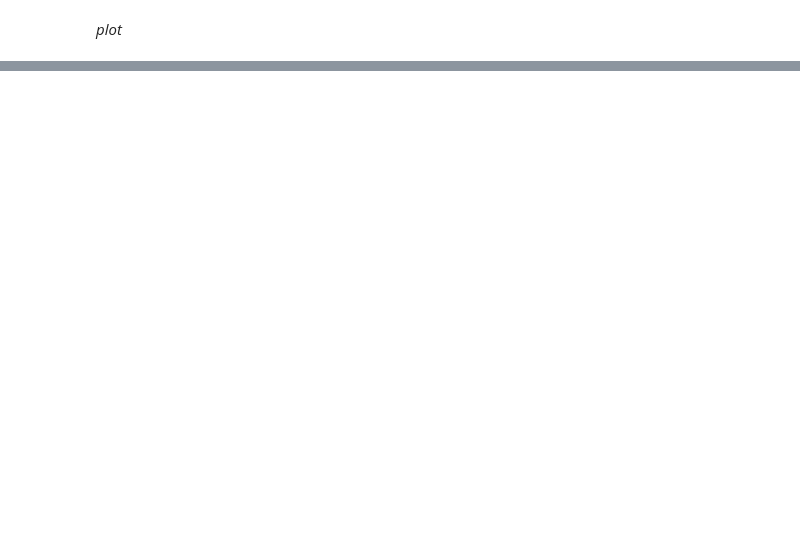
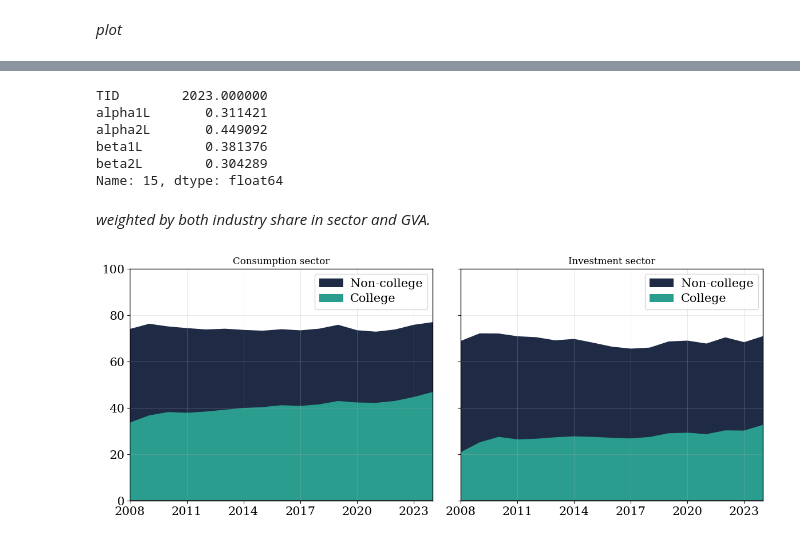
Before and after one commit to cfn368/ba_capinc, a Jupyter notebook: 4_expenditure_s.ipynb, the cells around one changed output, grey strips where cells are left out. Drawn from its saved outputs; the diff is of its cells as text; code cells hidden in the pictures; blank space fills up the shorter version.

```diff
--- a/4_expenditure_s.ipynb
+++ b/4_expenditure_s.ipynb
@@ -755,0 +745,20 @@ plt.show()
+# %%
+# 1. rename
+out = agg.rename(columns={
+    "LS_C_college": "alpha2L",
+    "LS_C_noncol" : "alpha1L",
+    "LS_I_college": "beta2L",
+    "LS_I_noncol" : "beta1L",
+})
+
+# 2. print
+print(out.iloc[-2][["TID","alpha1L","alpha2L","beta1L","beta2L"]])
+# %% [output]
+TID        2023.000000
+alpha1L       0.311421
+alpha2L       0.449092
+beta1L        0.381376
+beta2L        0.304289
+Name: 15, dtype: float64
+# %% [markdown]
+*weighted by both industry share in sector and GVA.*
@@ -755,0 +799,60 @@ plt.show()
+# %%
+x = agg["TID"].to_numpy()
+
+C_col = agg["LS_C_college"].to_numpy()  *100
+C_non = agg["LS_C_noncol"].to_numpy()   *100
+I_col = agg["LS_I_college"].to_numpy()  *100
+I_non = agg["LS_I_noncol"].to_numpy()   *100
+
+# if your series are in [0,1], uncomment:
+# C_col, C_non, I_col, I_non = [s*100 for s in (C_col, C_non, I_col, I_non)]
+
+# --- your vibe: crisp, minimal, crimson accent + neutral fills
+fog   = "#E7E9EE"
+steel = "#C9D2DF"
+c_col = "#2A9D8F"   # college
+c_non = "#1F2A44"   # noncollege
+
+
+fig, axes = plt.subplots(1, 2, figsize=(12, 5), sharey=True)
+
+def pct(x, pos):  # y-axis formatter
+    return f"{x:.0f}%"
+
+ymax = np.nanmax([C_col + C_non, I_col + I_non])
+ymax = float(np.ceil(max(ymax, 60) / 10) * 10)  # round up to nearest 10
+ymax = min(max(ymax, 70), 100)                  # keep sane
+
+for ax, col, non, panel_title in [
+    (axes[0], C_col, C_non, "Consumption sector"),
+    (axes[1], I_col, I_non, "Investment sector"),
+]:
+    top = col + non
+
+    # background "total labor share" fill (neutral)
+    ax.fill_between(x, 0, top, color=c_non, linewidth=0, label="Non-college")
+
+    # college fill (crimson accent)
+    ax.fill_between(x, 0, col, color=c_col, linewidth=0, label='College')
+
+    # subtle baseline
+    ax.axhline(0, color="0.2", linewidth=1.2)
+
+    ax.set_title(panel_title, fontsize=12)
+    ax.set_xlim(x.min(), x.max())
+    ax.set_ylim(0, 100)
+
+    # clean spines + ticks
+
+    # minimalist grid (very faint)
+    ax.grid(linewidth=0.6, alpha=0.35)
+    ax.xaxis.set_major_locator(mticker.MaxNLocator(nbins=6))
+
+    # in-panel labels (low-key)
+    ax.legend()
+
+# single figure title (also your style: understated)
+plt.tight_layout()
+plt.show()
+# %% [output]
+[figure, added]
```
Also changed, not shown: parts of 19 cells of this notebook, 3 other files.
